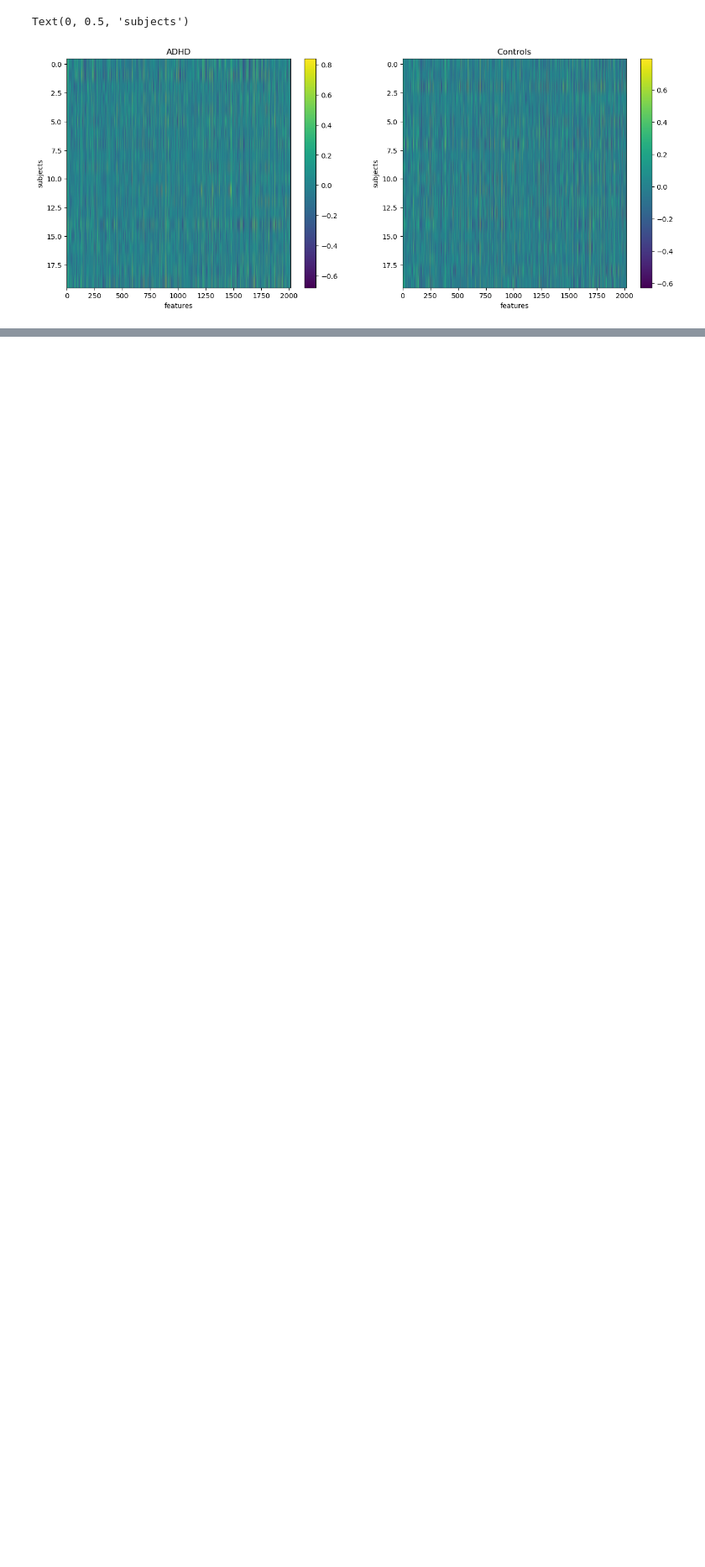
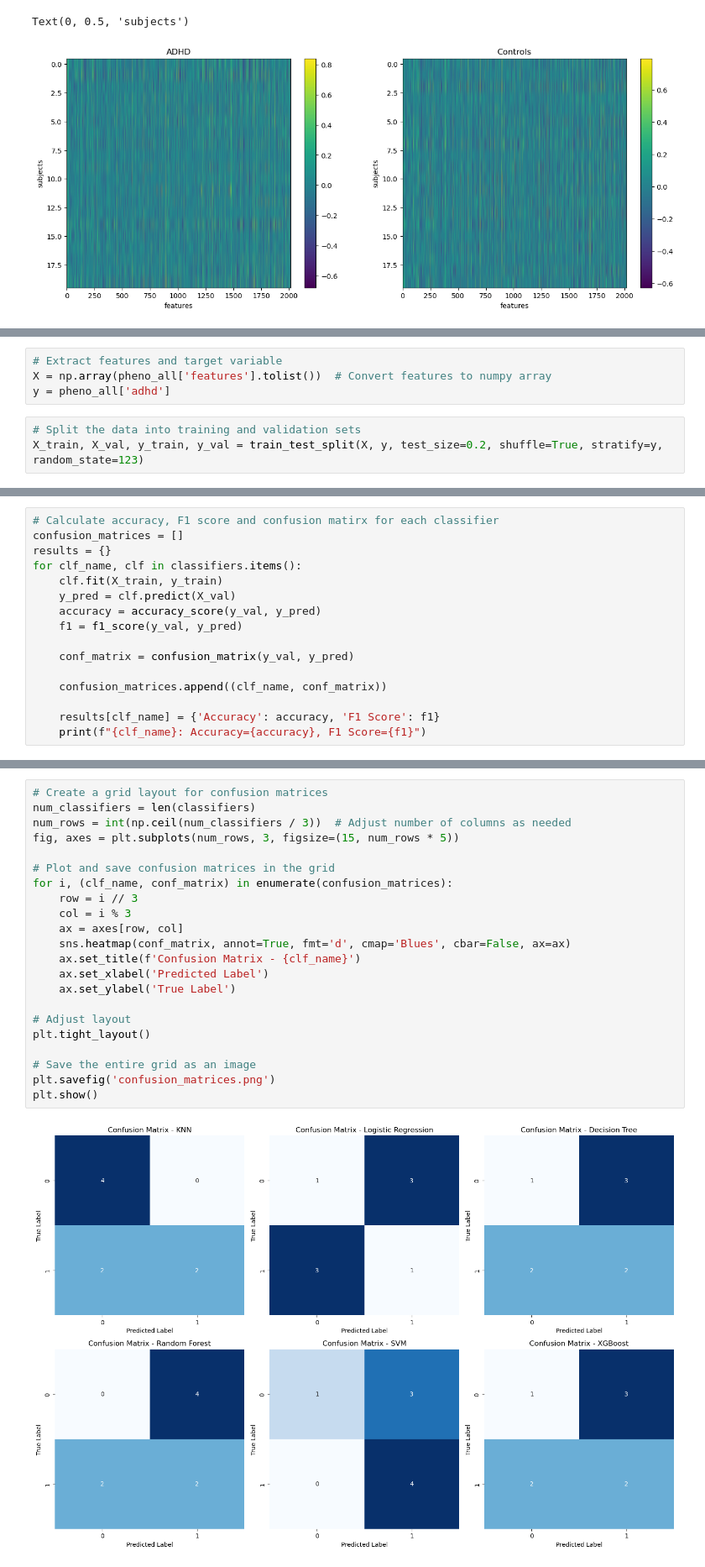
Before and after one commit to psy3019-6973-2026/Nguyen_ProjetFinal, a Jupyter notebook: projet_final.ipynb, the cells around one changed output, grey strips where cells are left out. Shown at 84% size. Saved outputs shown, nothing was run; the diff lists cells and outputs as text; blank space fills up the shorter version.

```diff
--- a/projet_final.ipynb
+++ b/projet_final.ipynb
@@ -304,0 +320,7 @@ Text(0, 0.5, 'subjects')
+# %%
+# Extract features and target variable
+X = np.array(pheno_all['features'].tolist())  # Convert features to numpy array
+y = pheno_all['adhd']
+# %%
+# Split the data into training and validation sets
+X_train, X_val, y_train, y_val = train_test_split(X, y, test_size=0.2, shuffle=True, stratify=y, random_state=123)
@@ -304,0 +337,16 @@ Text(0, 0.5, 'subjects')
+# %%
+# Calculate accuracy, F1 score and confusion matirx for each classifier
+confusion_matrices = []
+results = {}
+for clf_name, clf in classifiers.items():
+    clf.fit(X_train, y_train)
+    y_pred = clf.predict(X_val)
+    accuracy = accuracy_score(y_val, y_pred)
+    f1 = f1_score(y_val, y_pred)
+
+    conf_matrix = confusion_matrix(y_val, y_pred)
+
+    confusion_matrices.append((clf_name, conf_matrix))
+
+    results[clf_name] = {'Accuracy': accuracy, 'F1 Score': f1}
+    print(f"{clf_name}: Accuracy={accuracy}, F1 Score={f1}")
@@ -304,0 +360,24 @@ Text(0, 0.5, 'subjects')
+# %%
+# Create a grid layout for confusion matrices
+num_classifiers = len(classifiers)
+num_rows = int(np.ceil(num_classifiers / 3))  # Adjust number of columns as needed
+fig, axes = plt.subplots(num_rows, 3, figsize=(15, num_rows * 5))
+
+# Plot and save confusion matrices in the grid
+for i, (clf_name, conf_matrix) in enumerate(confusion_matrices):
+    row = i // 3
+    col = i % 3
+    ax = axes[row, col]
+    sns.heatmap(conf_matrix, annot=True, fmt='d', cmap='Blues', cbar=False, ax=ax)
+    ax.set_title(f'Confusion Matrix - {clf_name}')
+    ax.set_xlabel('Predicted Label')
+    ax.set_ylabel('True Label')
+
+# Adjust layout
+plt.tight_layout()
+
+# Save the entire grid as an image
+plt.savefig('confusion_matrices.png')
+plt.show()
+# %% [output]
+[figure, added]
```
Also changed, not shown: parts of 5 cells of this notebook.
